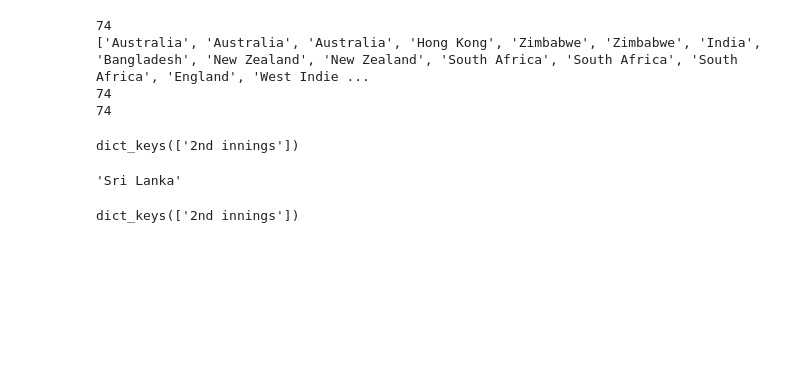
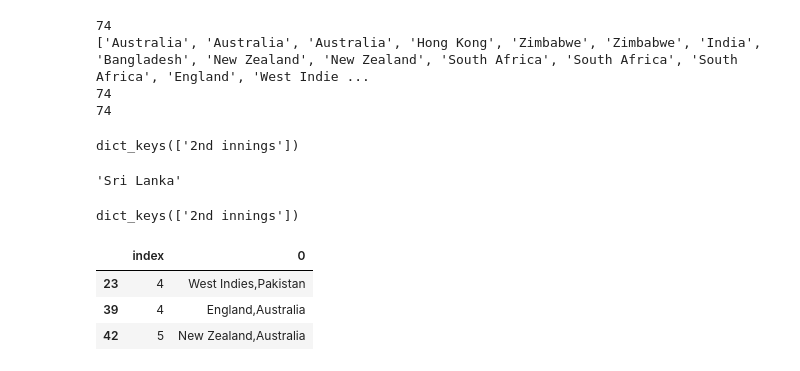
Before and after one commit to Rahul711sharma/ICC-20-20-cricket-EDA, a Jupyter notebook: Self_Project_Sample_Scorecard.ipynb, the cells around one changed output. Cells and saved outputs as stored; diff of their text form; code cells hidden in the pictures; blank space fills up the shorter version.

```diff
--- a/Self_Project_Sample_Scorecard.ipynb
+++ b/Self_Project_Sample_Scorecard.ipynb
@@ -163,3 +163,26 @@ eval(df['innings'][1])[1]['2nd innings']['team']
 eval(df['innings'][1])[1].keys()
 # %% [output]
 dict_keys(['2nd innings'])
+# %%
+pair_of_team=[]
+for i in range(len(team1)):
+  a=[team1[i],team2[i]]
+  pair_of_team.append(','.join(a))
+pair_of_team
+
+set_pair_of_teams = set(pair_of_team)
+
+teams=[]
+number_of_matches =[]
+for i in set_pair_of_teams:
+  teams.append(i)
+  number_of_matches.append(pair_of_team.count(i))
+
+matches= pd.DataFrame(teams,number_of_matches).reset_index()
+matches= matches.sort_values('index')
+matches[-3:]
+# %% [output]
+|  | index | 0 |
+| 23 | 4 | West Indies,Pakistan |
+| 39 | 4 | England,Australia |
+| 42 | 5 | New Zealand,Australia |
```
Also changed, not shown: parts of 4 cells of this notebook.
